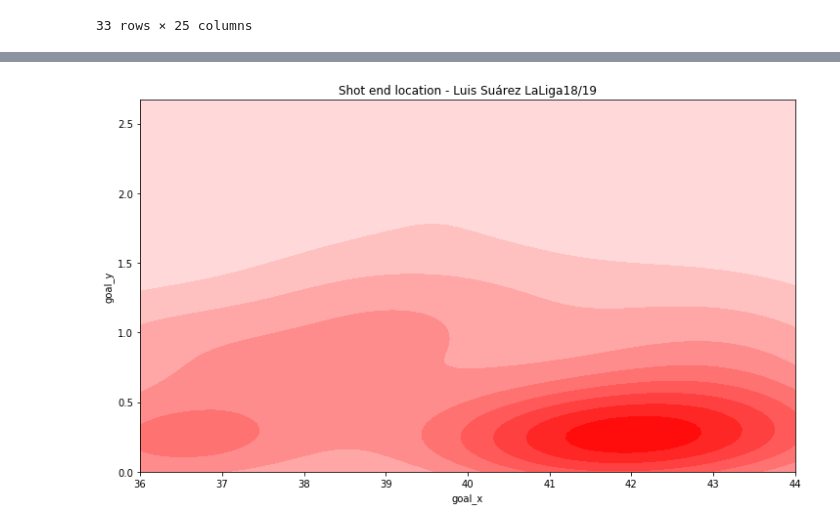
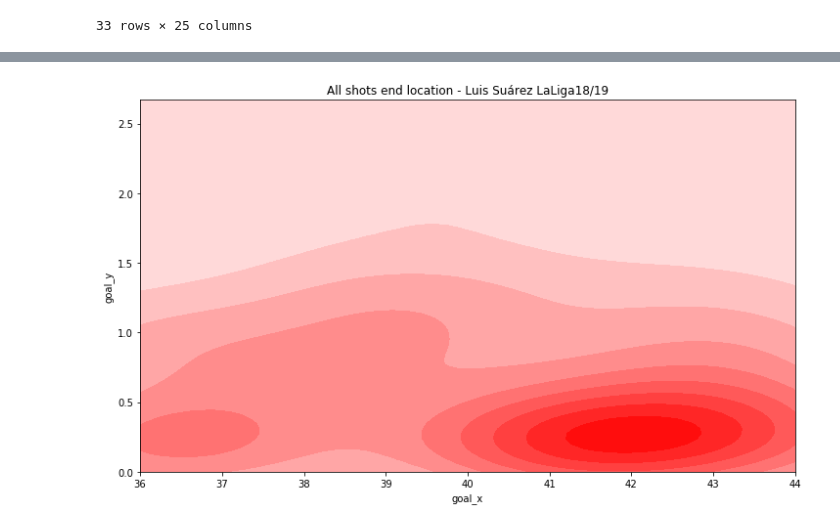
Before and after one commit to TiagoCasaleiroDias/fcbarcelona_luis_suarez_shot_analysis, a Jupyter notebook: code/2.1 - luis_luarez_shots_LaLiga_1819.ipynb, the cells around one changed output, grey strips where cells are left out. Cells and saved outputs as stored; diff of their text form; code cells hidden in the pictures.

```diff
--- a/code/2.1 - luis_luarez_shots_LaLiga_1819.ipynb
+++ b/code/2.1 - luis_luarez_shots_LaLiga_1819.ipynb
@@ -197,10 +95,10 @@ plt.show()
 # %%
 fig=plt.figure() #set up the figures
 fig.set_size_inches(12, 7)
 sns.kdeplot(luis_shots_on_goal['goal_x'], luis_shots_on_goal['goal_y'], shade=True, color='red')
 plt.ylim(0, 2.67)
 plt.xlim(36, 44)
-plt.title('Shot end location - Luis Suárez LaLiga18/19')
+plt.title('All shots end location - Luis Suárez LaLiga18/19')
 plt.show()
 # %% [output]
-[figure, old version]
+[figure, new version]
```
Also changed, not shown: parts of 17 cells of this notebook, 2 other files.
